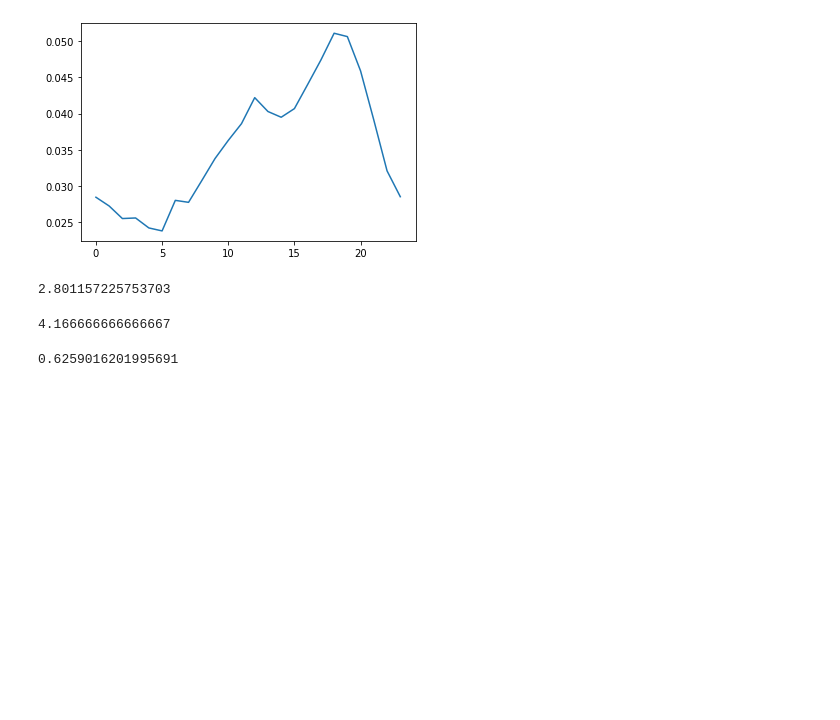
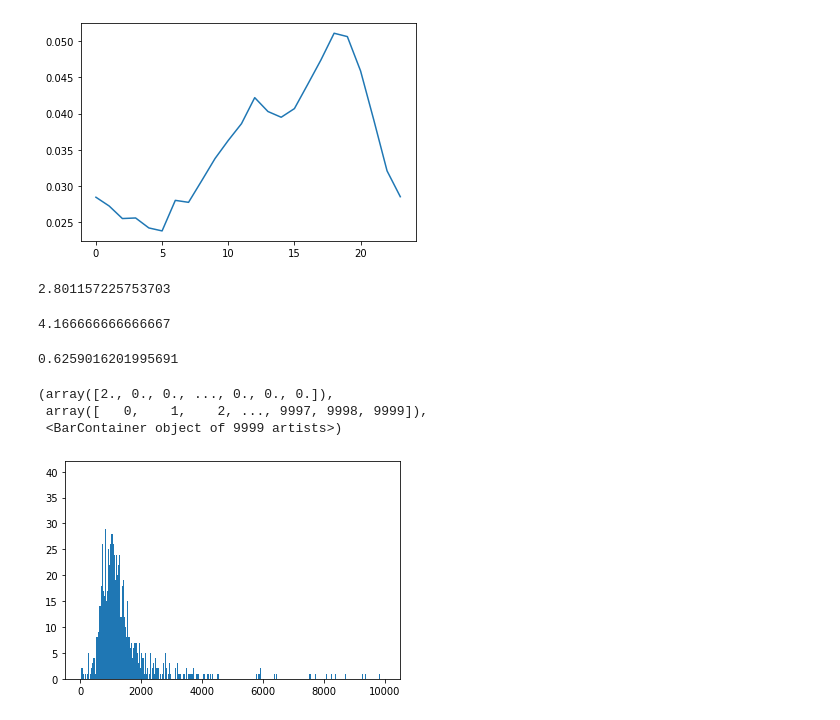
Before and after one commit to DavidTingley/tdi-challenge, a Jupyter notebook: fdny.ipynb, the cells around one changed output. Drawn from its saved outputs; the diff is of its cells as text; code cells hidden in the pictures; blank space fills up the shorter version.

```diff
--- a/fdny.ipynb
+++ b/fdny.ipynb
@@ -128,3 +128,14 @@ r_squared = correlation_xy[0,1]**2
 print(r_squared)
 # %% [output]
 0.6259016201995691
+# %%
+present = incidents['CO_DETECTOR_PRESENT_DESC']=='Yes'
+notPresent = incidents['CO_DETECTOR_PRESENT_DESC']=='No'
+allCo = np.logical_or(incidents['CO_DETECTOR_PRESENT_DESC']=='No', incidents['CO_DETECTOR_PRESENT_DESC']=='Yes')
+# %%
+plt.hist(incidents['TOTAL_INCIDENT_DURATION'][present].values,bins=range(10000))
+# %% [output]
+(array([2., 0., 0., ..., 0., 0., 0.]),
+ array([   0,    1,    2, ..., 9997, 9998, 9999]),
+ <BarContainer object of 9999 artists>)
+[figure, added]
```
Also changed, not shown: parts of 3 cells of this notebook.
